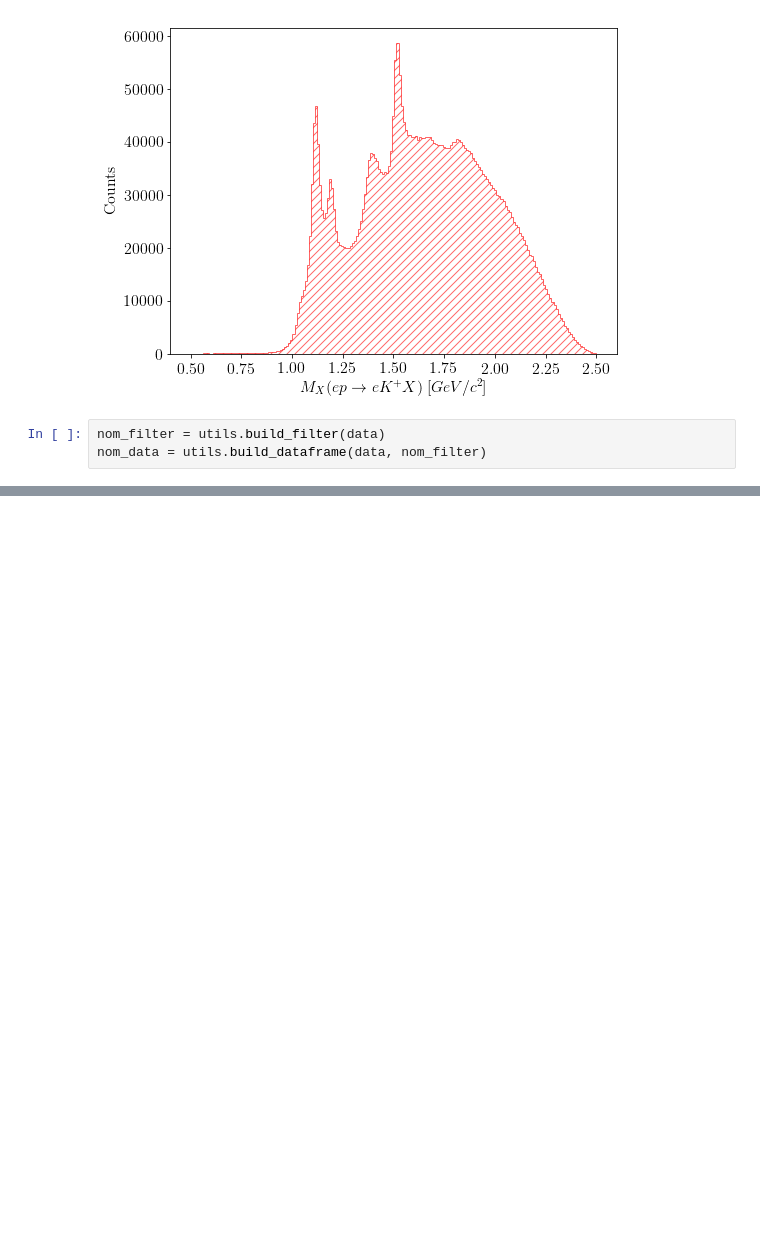
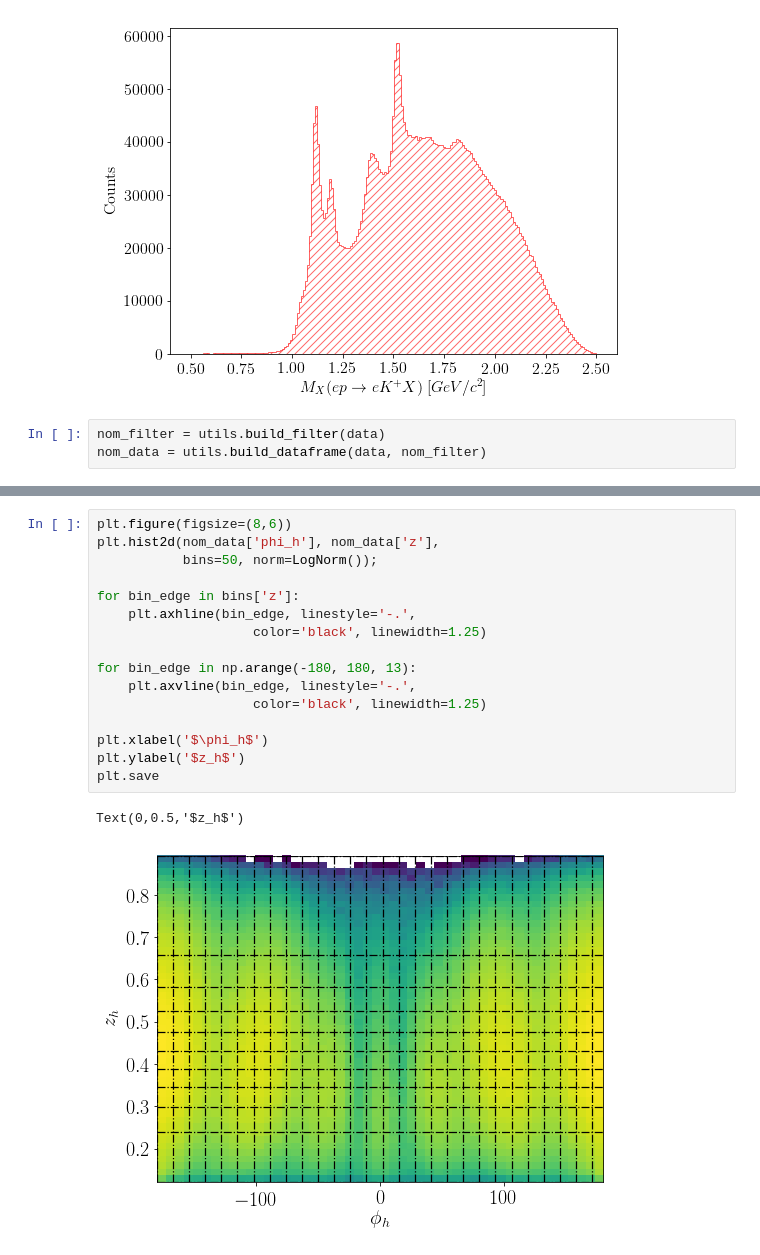
Before and after one commit to dmriser/python-analysis, a Jupyter notebook: kaon-bsa/notebooks/1.0-plot-kinematics.ipynb, the cells around one changed output, grey strips where cells are left out. Drawn from its saved outputs; the diff is of its cells as text; blank space fills up the shorter version.

```diff
--- a/kaon-bsa/notebooks/1.0-plot-kinematics.ipynb
+++ b/kaon-bsa/notebooks/1.0-plot-kinematics.ipynb
@@ -171,0 +170,19 @@ plt.savefig('../image/binning_z.pdf', bbox_inches='tight')
+# %%
+plt.figure(figsize=(8,6))
+plt.hist2d(nom_data['phi_h'], nom_data['z'],
+           bins=50, norm=LogNorm());
+
+for bin_edge in bins['z']:
+    plt.axhline(bin_edge, linestyle='-.',
+                    color='black', linewidth=1.25)
+
+for bin_edge in np.arange(-180, 180, 13):
+    plt.axvline(bin_edge, linestyle='-.',
+                    color='black', linewidth=1.25)
+
+plt.xlabel('$\phi_h$')
+plt.ylabel('$z_h$')
+plt.save
+# %% [output]
+Text(0,0.5,'$z_h$')
+[figure, added]
```
Also changed, not shown: parts of 3 cells of this notebook, 2 other files.
